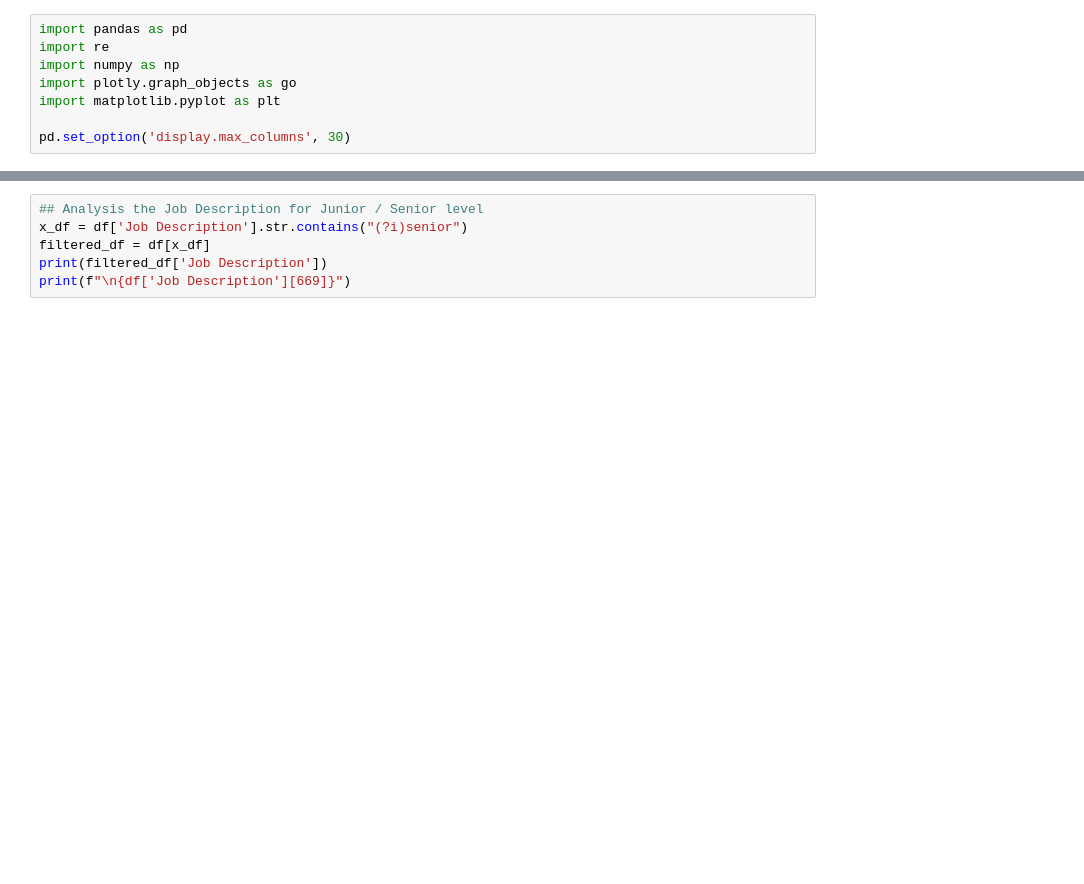
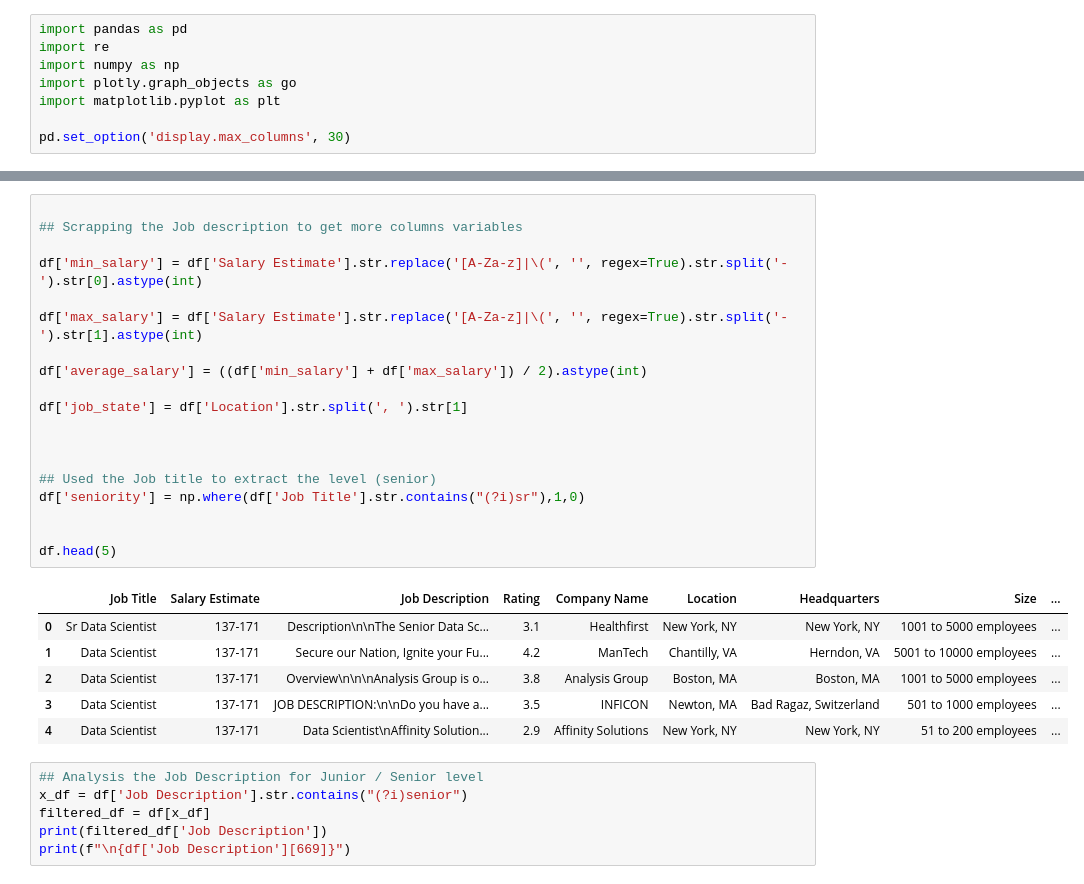
Before and after one commit to felipe-de-castro/DataJobPostingGlassdoor, a Jupyter notebook: project-glassdoor-data.ipynb, the cells around one changed output, grey strips where cells are left out. Saved outputs shown, nothing was run; the diff lists cells and outputs as text; blank space fills up the shorter version.

```diff
--- a/project-glassdoor-data.ipynb
+++ b/project-glassdoor-data.ipynb
@@ -88,3 +55,29 @@ df
+# %%
+
+## Scrapping the Job description to get more columns variables
+
+df['min_salary'] = df['Salary Estimate'].str.replace('[A-Za-z]|\(', '', regex=True).str.split('-').str[0].astype(int)
+
+df['max_salary'] = df['Salary Estimate'].str.replace('[A-Za-z]|\(', '', regex=True).str.split('-').str[1].astype(int)
+
+df['average_salary'] = ((df['min_salary'] + df['max_salary']) / 2).astype(int)
+
+df['job_state'] = df['Location'].str.split(', ').str[1]
+
+
+
+## Used the Job title to extract the level (senior)
+df['seniority'] = np.where(df['Job Title'].str.contains("(?i)sr"),1,0)
+
+
+df.head(5)
+# %% [output]
+|  | Job Title | Salary Estimate | Job Description | Rating | Company Name | Location | Headquarters | Size | ... |
+| 0 | Sr Data Scientist | 137-171 | Description\n\nThe Senior Data Sc... | 3.1 | Healthfirst | New York, NY | New York, NY | 1001 to 5000 employees | ... |
+| 1 | Data Scientist | 137-171 | Secure our Nation, Ignite your Fu... | 4.2 | ManTech | Chantilly, VA | Herndon, VA | 5001 to 10000 employees | ... |
+| 2 | Data Scientist | 137-171 | Overview\n\n\nAnalysis Group is o... | 3.8 | Analysis Group | Boston, MA | Boston, MA | 1001 to 5000 employees | ... |
+| 3 | Data Scientist | 137-171 | JOB DESCRIPTION:\n\nDo you have a... | 3.5 | INFICON | Newton, MA | Bad Ragaz, Switzerland | 501 to 1000 employees | ... |
+| 4 | Data Scientist | 137-171 | Data Scientist\nAffinity Solution... | 2.9 | Affinity Solutions | New York, NY | New York, NY | 51 to 200 employees | ... |
 # %%
 ## Analysis the Job Description for Junior / Senior level
 x_df = df['Job Description'].str.contains("(?i)senior")
```
Also changed, not shown: parts of 7 cells of this notebook.
